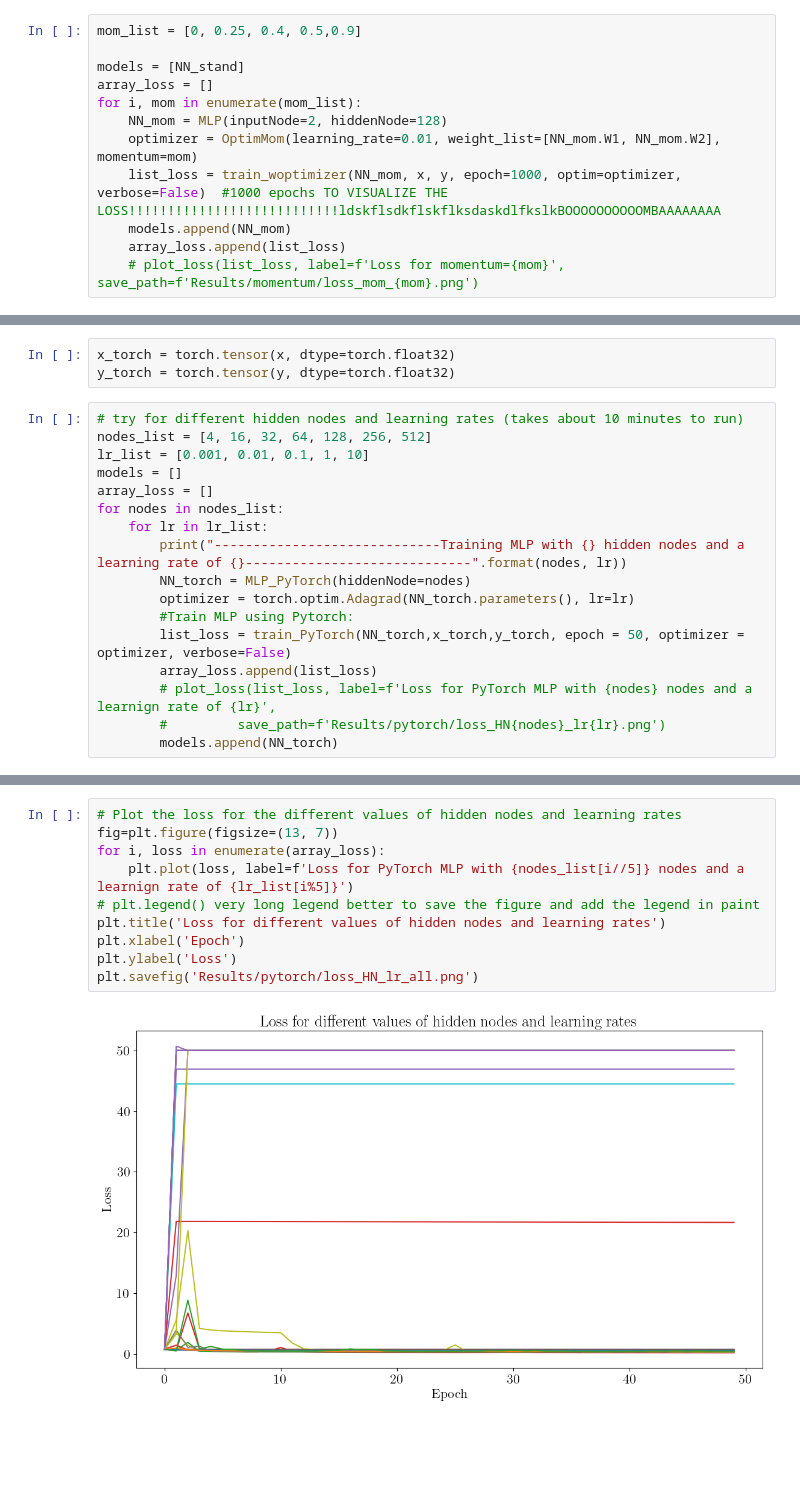
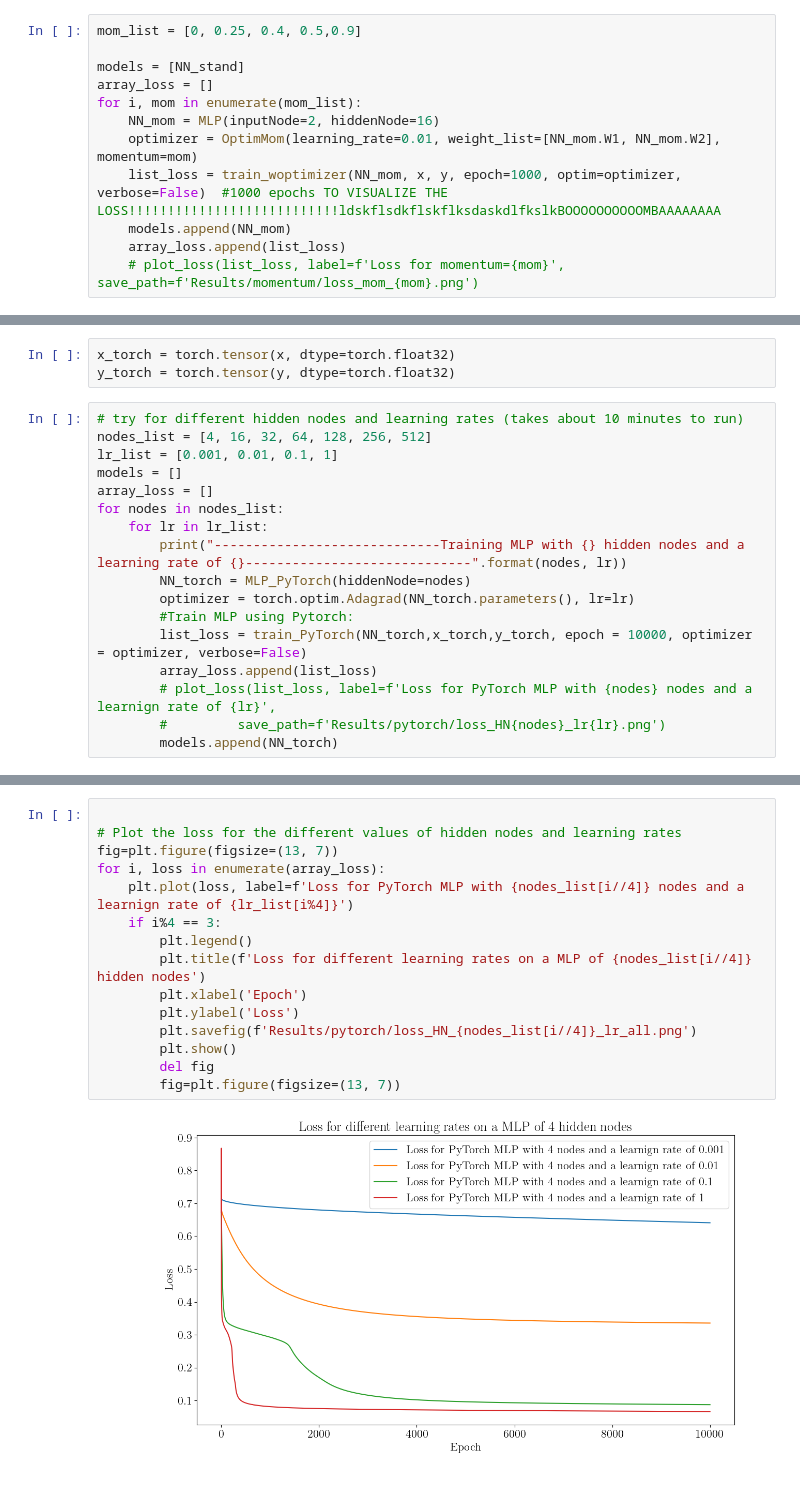
Before and after one commit to albert-santos01/DeepLearning, a Jupyter notebook: P1/P1-Questions.ipynb, the cells around one changed output, grey strips where cells are left out. Saved outputs shown, nothing was run; the diff lists cells and outputs as text; blank space fills up the shorter version.

```diff
--- a/P1/P1-Questions.ipynb
+++ b/P1/P1-Questions.ipynb
@@ -271,7 +271,7 @@ mom_list = [0, 0.25, 0.4, 0.5,0.9]
 models = [NN_stand]
 array_loss = []
 for i, mom in enumerate(mom_list):
-    NN_mom = MLP(inputNode=2, hiddenNode=128)
+    NN_mom = MLP(inputNode=2, hiddenNode=16)
     optimizer = OptimMom(learning_rate=0.01, weight_list=[NN_mom.W1, NN_mom.W2], momentum=mom)
     list_loss = train_woptimizer(NN_mom, x, y, epoch=1000, optim=optimizer, verbose=False)  #1000 epochs TO VISUALIZE THE LOSS!!!!!!!!!!!!!!!!!!!!!!!!!!!ldskflsdkflskflksdaskdlfkslkBOOOOOOOOOOMBAAAAAAAA
     models.append(NN_mom)
@@ -409,7 +409,7 @@ y_torch = torch.tensor(y, dtype=torch.float32)
 # %%
 # try for different hidden nodes and learning rates (takes about 10 minutes to run)
 nodes_list = [4, 16, 32, 64, 128, 256, 512]
-lr_list = [0.001, 0.01, 0.1, 1, 10]
+lr_list = [0.001, 0.01, 0.1, 1]
 models = []
 array_loss = []
 for nodes in nodes_list:
@@ -418,7 +418,7 @@ for nodes in nodes_list:
         NN_torch = MLP_PyTorch(hiddenNode=nodes)
         optimizer = torch.optim.Adagrad(NN_torch.parameters(), lr=lr)
         #Train MLP using Pytorch:
-        list_loss = train_PyTorch(NN_torch,x_torch,y_torch, epoch = 50, optimizer = optimizer, verbose=False)
+        list_loss = train_PyTorch(NN_torch,x_torch,y_torch, epoch = 10000, optimizer = optimizer, verbose=False)
         array_loss.append(list_loss)
         # plot_loss(list_loss, label=f'Loss for PyTorch MLP with {nodes} nodes and a learnign rate of {lr}',
         #         save_path=f'Results/pytorch/loss_HN{nodes}_lr{lr}.png')
@@ -444,12 +444,17 @@ Final Loss value is 50.0
 # %%
+
 # Plot the loss for the different values of hidden nodes and learning rates
 fig=plt.figure(figsize=(13, 7))
 for i, loss in enumerate(array_loss):
-    plt.plot(loss, label=f'Loss for PyTorch MLP with {nodes_list[i//5]} nodes and a learnign rate of {lr_list[i%5]}')
-# plt.legend() very long legend better to save the figure and add the legend in paint
-plt.title('Loss for different values of hidden nodes and learning rates')
-plt.xlabel('Epoch')
-plt.ylabel('Loss')
-plt.savefig('Results/pytorch/loss_HN_lr_all.png')
+    plt.plot(loss, label=f'Loss for PyTorch MLP with {nodes_list[i//4]} nodes and a learnign rate of {lr_list[i%4]}')
+    if i%4 == 3:
+        plt.legend()
+        plt.title(f'Loss for different learning rates on a MLP of {nodes_list[i//4]} hidden nodes')
+        plt.xlabel('Epoch')
+        plt.ylabel('Loss')
+        plt.savefig(f'Results/pytorch/loss_HN_{nodes_list[i//4]}_lr_all.png')
+        plt.show()
+        del fig
+        fig=plt.figure(figsize=(13, 7))
 # %% [output]
-[figure, old version]
+[figure, new version]
```
Also changed, not shown: parts of 11 cells of this notebook, 12 other files.
